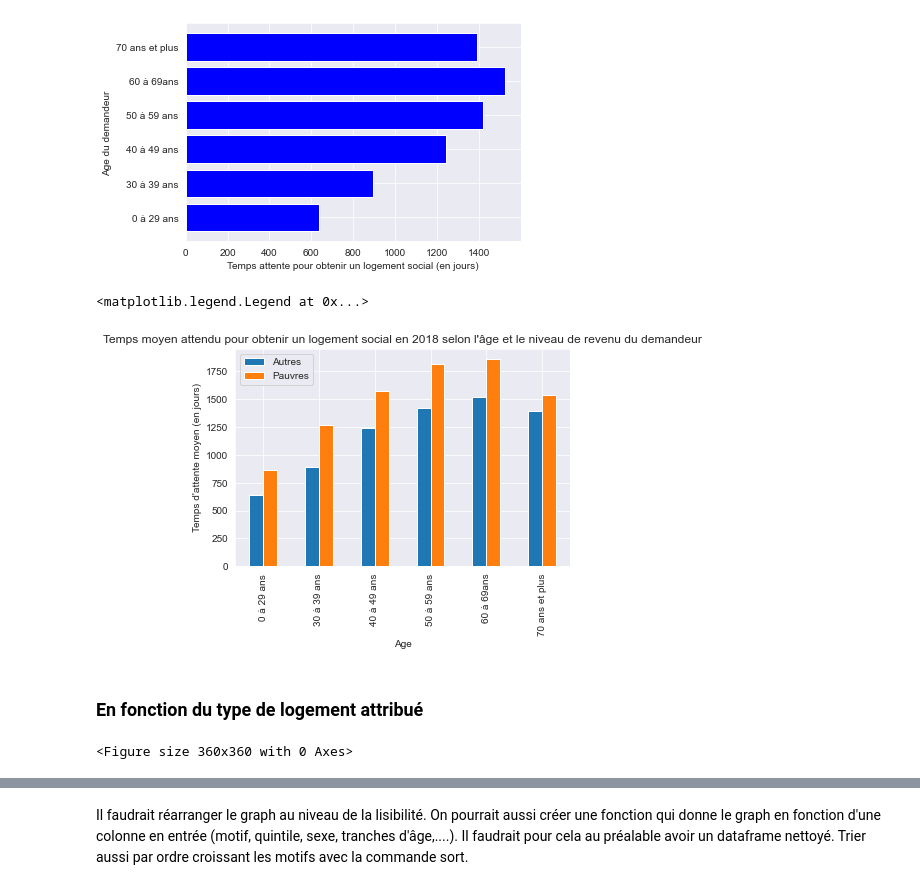
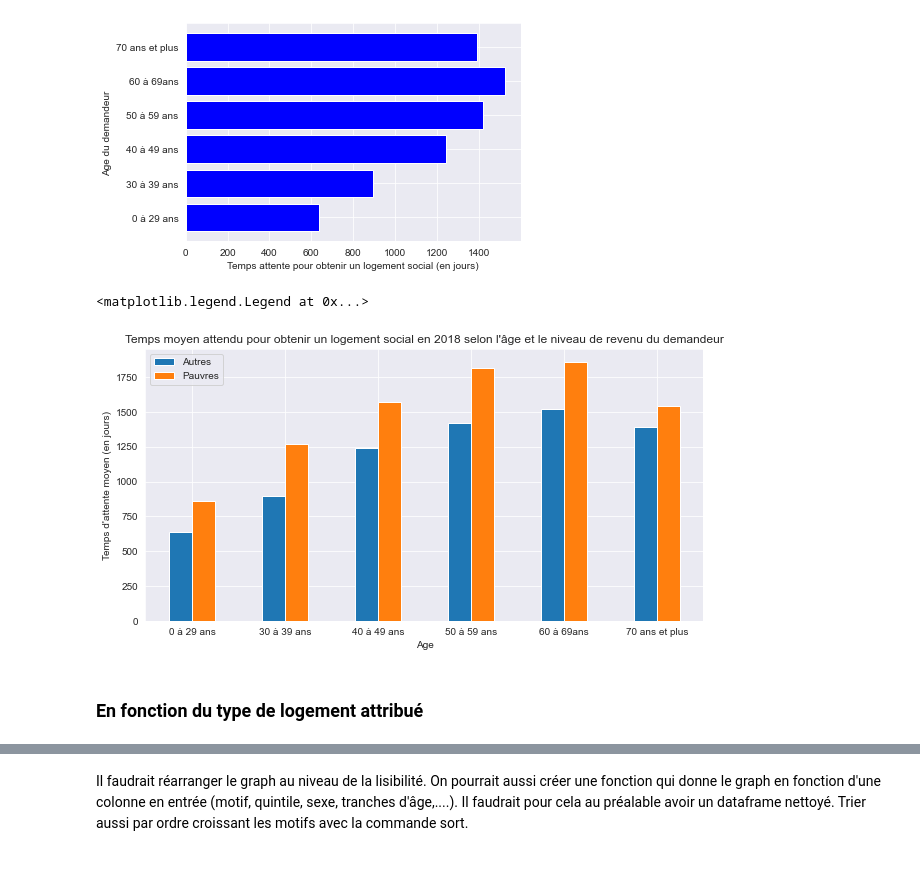
Before and after one commit to cmllbll/Social-Housing-in-France, a Jupyter notebook: Temps d'attente.ipynb, the cells around one changed output, grey strips where cells are left out. Drawn from its saved outputs; the diff is of its cells as text; code cells hidden in the pictures.

Commit message:
Temps d'attente

```diff
--- a/Temps d'attente.ipynb
+++ b/Temps d'attente.ipynb
@@ -25,7 +25,7 @@ df
 | 42747 | NaN | Ile-de-France | 111041228887210033 | 2012-04-23 | 2018-04-26 | 56 | ... |
 42748 rows × 39 columns
 # %%
-dfd1=df[[ "Numéro Unique", "Nb unités de consommation du foyer", "Ressources mensuelles du foyer", "Date création demande", "Date de la radiation", "Age demandeur", "Situation familiale", "Type du logement attribué"]]
+dfd1=df[[ "Numéro Unique", "Nb unités de consommation du foyer", "Ressources mensuelles du foyer", "Date création demande", "Date de la radiation", "Age demandeur", "Situation familiale", "Type du logement attribué", "motif n°1 de la demande", "Surface du logement attribué"]]
 dfd1
 # %% [output]
 |  | Numéro Unique | Nb unités de consommation du foyer | Ressources mensuelles du foyer | Date création demande | Date de la radiation | ... |
@@ -133,2 +112,0 @@ See the caveats in the documentation: https://pandas.pydata.org/pandas-docs/stab
-# %%
-dfd1=dfd1.dropna()
@@ -670,13 +559,13 @@ Text(0, 0.5, 'Age du demandeur')
 # %%
 dfplotp['Key'] = 'Pauvres'
 dfplota['Key'] = 'Autres'
 
 DF = pd.concat([dfplotp,dfplota],keys=['Pauvres','Autres'])
 
 DFGroup = DF.groupby(['Age','Key'])
 
-DFGPlot = DFGroup.sum().unstack('Key').plot(kind='bar', ylabel='Temps d\'attente moyen (en jours)', title='Temps moyen attendu pour obtenir un logement social en 2018 selon l\'âge et le niveau de revenu du demandeur')
+DFGPlot = DFGroup.sum().unstack('Key').plot(kind='bar', ylabel='Temps d\'attente moyen (en jours)', title='Temps moyen attendu pour obtenir un logement social en 2018 selon l\'âge et le niveau de revenu du demandeur', figsize=(10,5), rot=0)
 plt.legend(['Autres', 'Pauvres'], loc='upper left')
 # %% [output]
 <matplotlib.legend.Legend at 0x...>
-[figure, old version]
+[figure, new version]
@@ -690,5 +584,0 @@ dfplot3['Temps attente'] = dfplot3['Temps attente'].values.astype(np.int64)
-# %%
-dfplot3.reset_index(inplace=True)
-fig = plt.figure(1, figsize=(5, 5))
-# %% [output]
-<Figure size 360x360 with 0 Axes>
```
Also changed, not shown: parts of 38 cells of this notebook.
